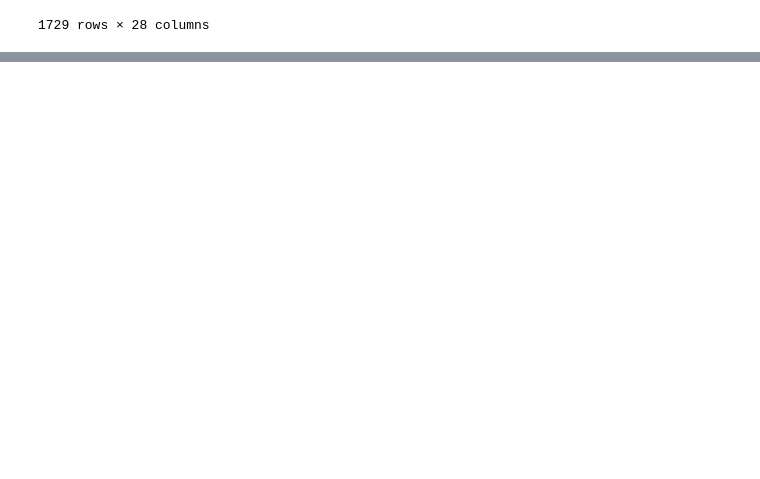
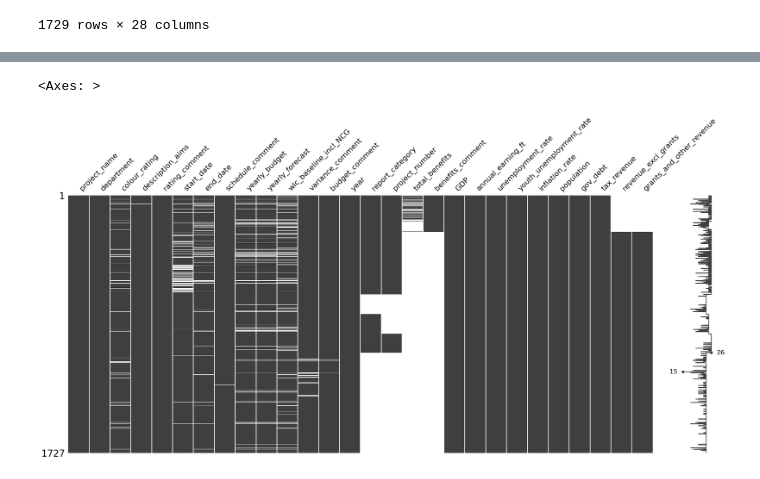
Before and after one commit to rauschgold/ds-bootcamp-capstone-project, a Jupyter notebook: notebooks/playground.ipynb, the cells around one changed output, grey strips where cells are left out. Cells and saved outputs as stored; diff of their text form; code cells hidden in the pictures; blank space fills up the shorter version.

```diff
--- a/notebooks/playground.ipynb
+++ b/notebooks/playground.ipynb
@@ -283,0 +331,22 @@ df.to_pickle("cleaned_2014_2023.pkl")
+# %%
+df["colour_rating"] = df["colour_rating"].str.lower()
+
+# Drop rows where 'project_name' contains 'Unnamed:' followed by other characters
+df = df[~df['project_name'].str.contains(r'Unnamed:.*', na=False)]
+
+# Optionally, reset the index of the cleaned DataFrame
+df = df.reset_index(drop=True)
+# %%
+latest_start_dates = df.groupby('project_name').apply(lambda x: x.loc[x['year'].idxmax(), 'start_date'])
+# %%
+
+for index, row in df.iterrows():
+    latest_start_date = latest_start_dates[row['project_name']]
+    if pd.isna(row['start_date']) and pd.notna(latest_start_date):
+        df.at[index, 'start_date'] = latest_start_date
+# %%
+
+msn.matrix(df)
+# %% [output]
+<Axes: >
+[figure, added]
```
Also changed, not shown: parts of 13 cells of this notebook, 1 other file.
